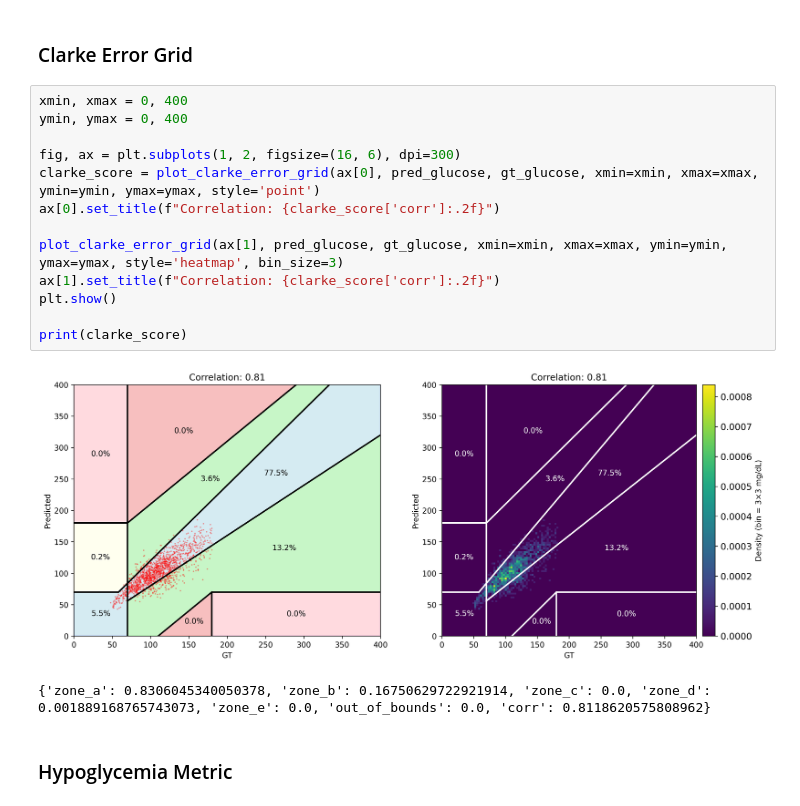
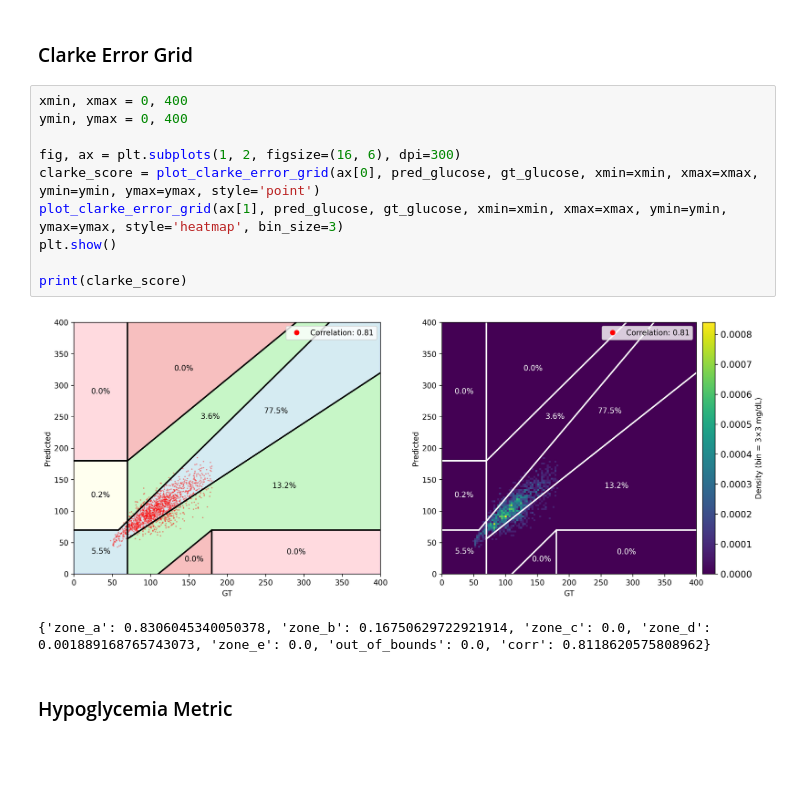
Before and after one commit to PSI-TAMU/GlucoseBench, a Jupyter notebook: demo.ipynb, the cells around one changed output. Drawn from its saved outputs; the diff is of its cells as text; blank space fills up the shorter version.

Commit message:
update title

```diff
--- a/demo.ipynb
+++ b/demo.ipynb
@@ -12,18 +12,15 @@ gt_glucose = np.array(df['gt'].values.tolist())
 # %%
 xmin, xmax = 0, 400
 ymin, ymax = 0, 400
 
 fig, ax = plt.subplots(1, 2, figsize=(16, 6), dpi=300)
 clarke_score = plot_clarke_error_grid(ax[0], pred_glucose, gt_glucose, xmin=xmin, xmax=xmax, ymin=ymin, ymax=ymax, style='point')
-ax[0].set_title(f"Correlation: {clarke_score['corr']:.2f}")
-
 plot_clarke_error_grid(ax[1], pred_glucose, gt_glucose, xmin=xmin, xmax=xmax, ymin=ymin, ymax=ymax, style='heatmap', bin_size=3)
-ax[1].set_title(f"Correlation: {clarke_score['corr']:.2f}")
 plt.show()
 
 print(clarke_score)
 # %% [output]
-[figure, old version]
+[figure, new version]
 {'zone_a': 0.8306045340050378, 'zone_b': 0.16750629722921914, 'zone_c': 0.0, 'zone_d': 0.001889168765743073, 'zone_e': 0.0, 'out_of_bounds': 0.0, 'corr': 0.8118620575808962}
 # %% [markdown]
 ### Hypoglycemia Metric
```
Also changed, not shown: parts of 4 cells of this notebook, 1 other file.
